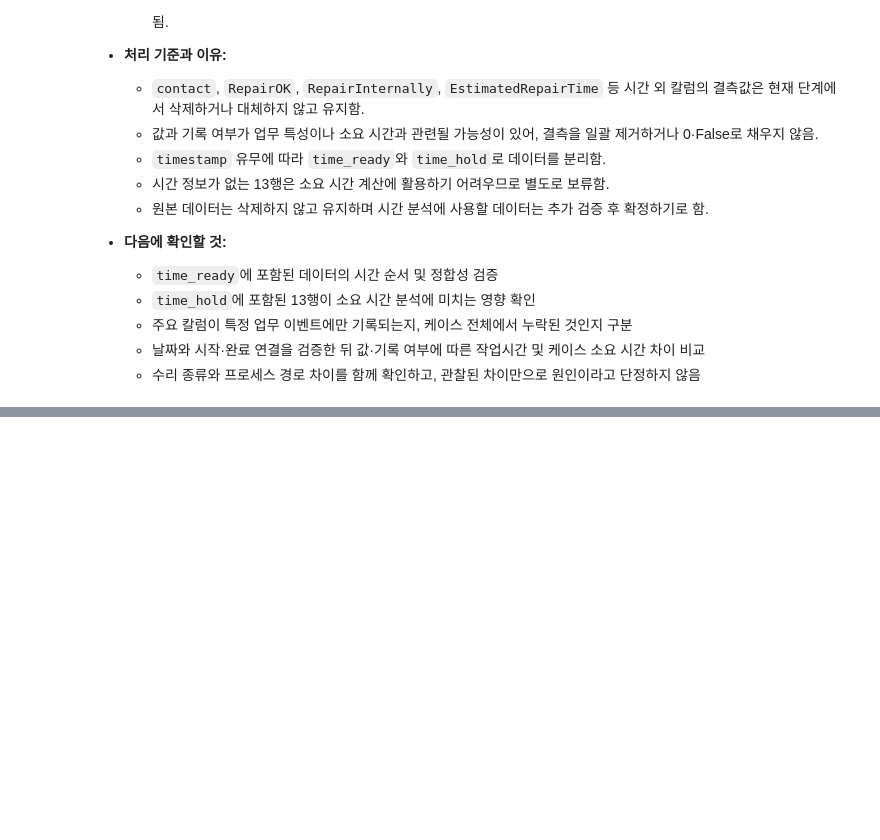
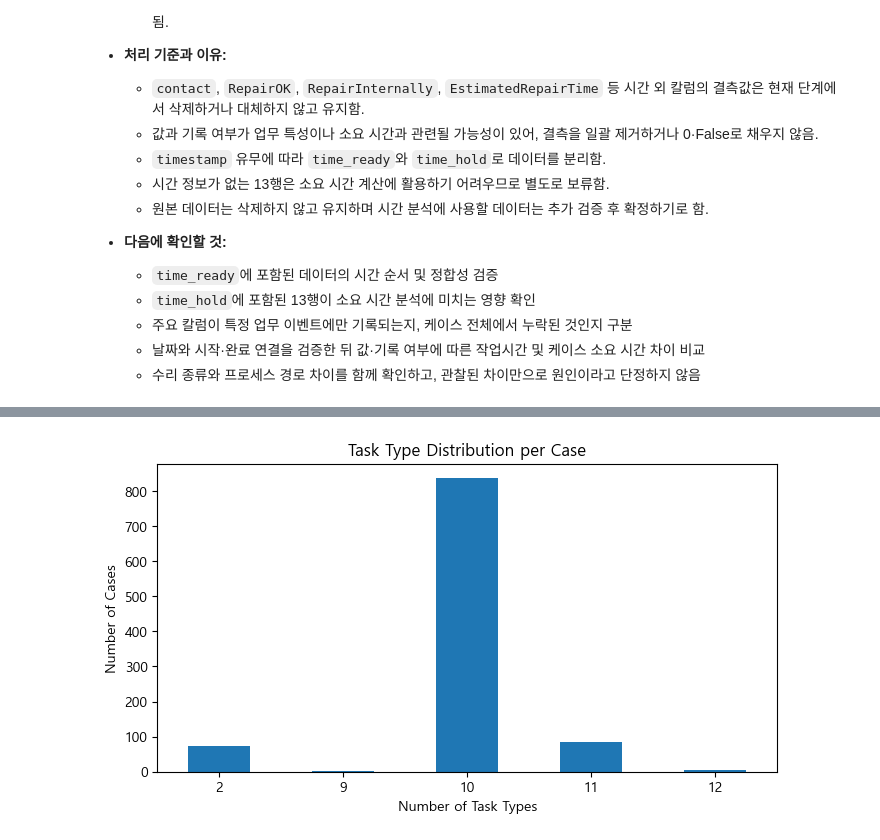
Before and after one commit to roh-git/DA_Assignment, a Jupyter notebook: repair2_분석.ipynb, the cells around one changed output, grey strips where cells are left out. Saved outputs shown, nothing was run; the diff lists cells and outputs as text; code cells hidden in the pictures; blank space fills up the shorter version.

```diff
--- a/repair2_분석.ipynb
+++ b/repair2_분석.ipynb
@@ -306,0 +478,17 @@ time_ready.head()
+# %%
+# 케이스별 업무 종류 수
+case_task_kinds = df.groupby('caseID')['taskID'].nunique()
+
+# 업무 종류 수별 케이스 분포
+task_dist = case_task_kinds.value_counts().sort_index()
+
+# 시각화
+task_dist.plot.bar(figsize=(8, 4))
+
+plt.xlabel('Number of Task Types')
+plt.ylabel('Number of Cases')
+plt.title('Task Type Distribution per Case')
+plt.xticks(rotation=0)
+plt.show()
+# %% [output]
+[figure, added]
```
Also changed, not shown: parts of 129 cells of this notebook, 1 other file.
